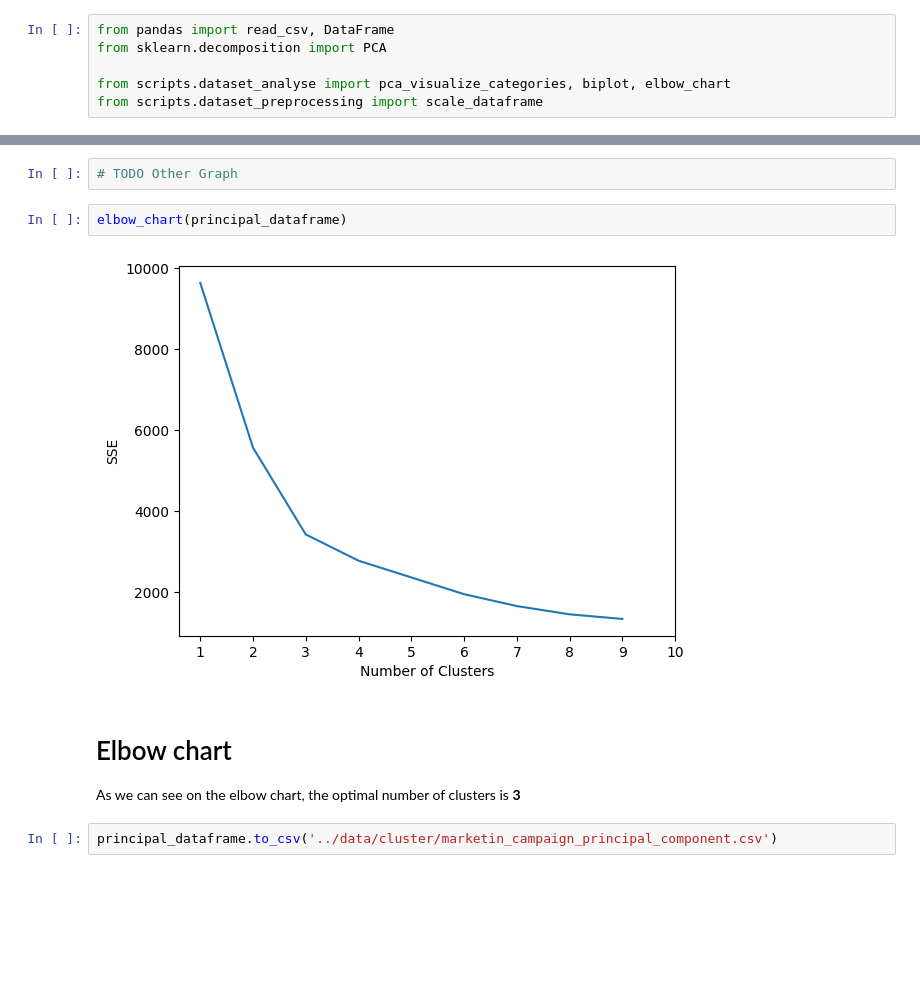
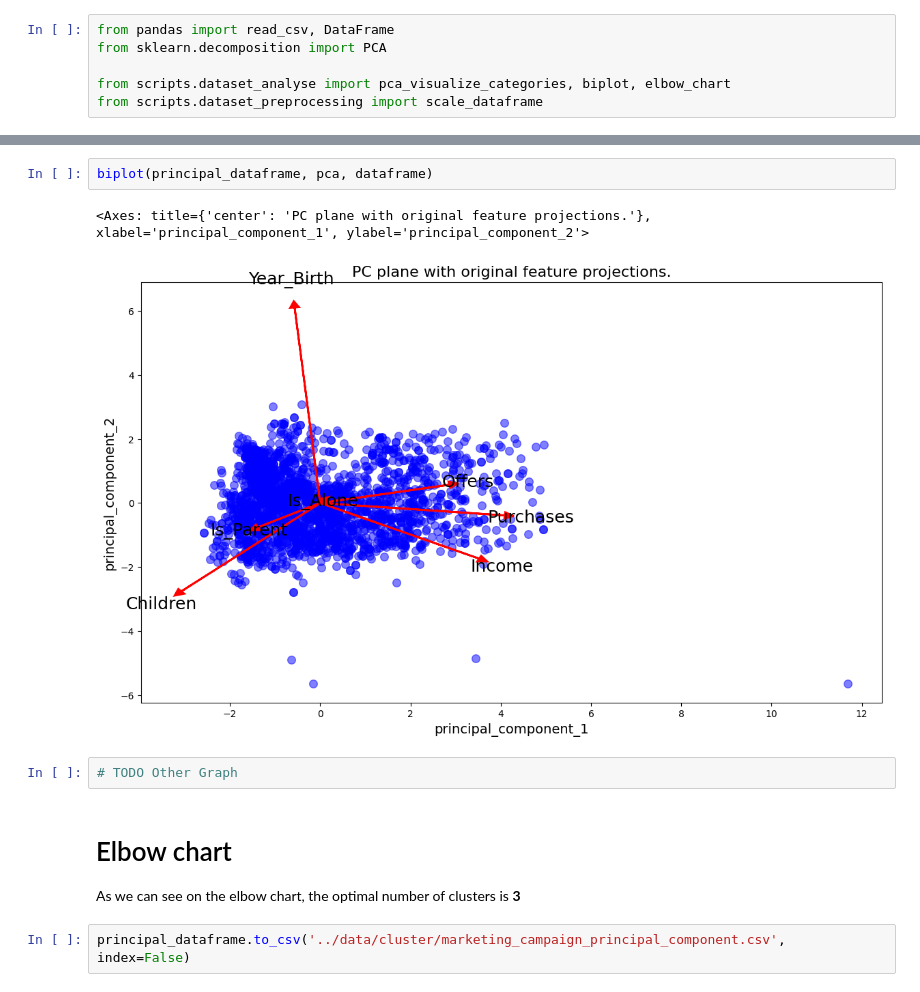
Before and after one commit to antonella-giovannetti/customer-personality-analysis, a Jupyter notebook: analysis/dimensional_reduction.ipynb, the cells around one changed output, grey strips where cells are left out. Cells and saved outputs as stored; diff of their text form; blank space fills up the shorter version.

```diff
--- a/analysis/dimensional_reduction.ipynb
+++ b/analysis/dimensional_reduction.ipynb
@@ -46,11 +47,12 @@ biplot(dataframe, principal_dataframe, pca)
+# %%
+biplot(principal_dataframe, pca, dataframe)
+# %% [output]
+<Axes: title={'center': 'PC plane with original feature projections.'}, xlabel='principal_component_1', ylabel='principal_component_2'>
+[figure, added]
 # %%
 # TODO Other Graph
-# %%
-elbow_chart(principal_dataframe)
-# %% [output]
-[figure, removed]
 # %% [markdown]
 # Elbow chart
 As we can see on the elbow chart, the optimal number of clusters is **3**
 # %%
-principal_dataframe.to_csv('../data/cluster/marketin_campaign_principal_component.csv')
+principal_dataframe.to_csv('../data/cluster/marketing_campaign_principal_component.csv', index=False)
```
Also changed, not shown: parts of 4 cells of this notebook, 9 other files.
